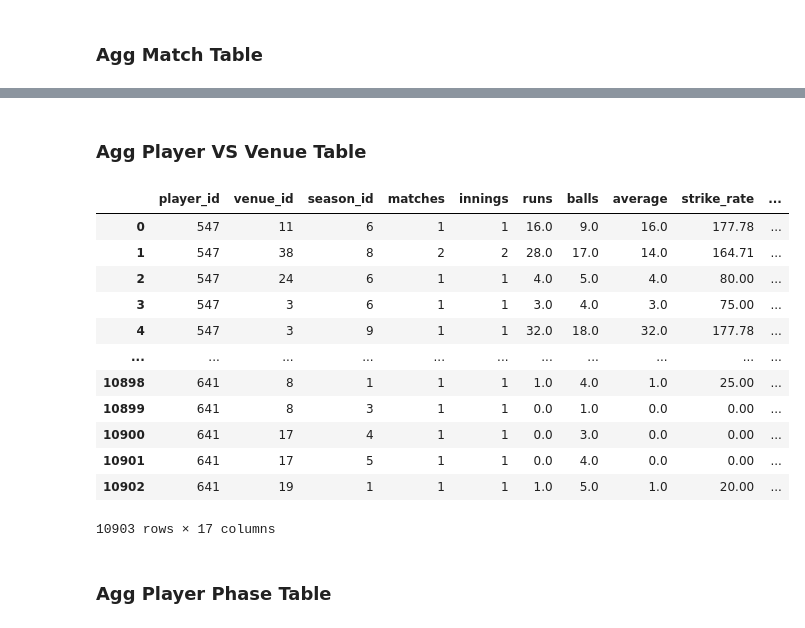
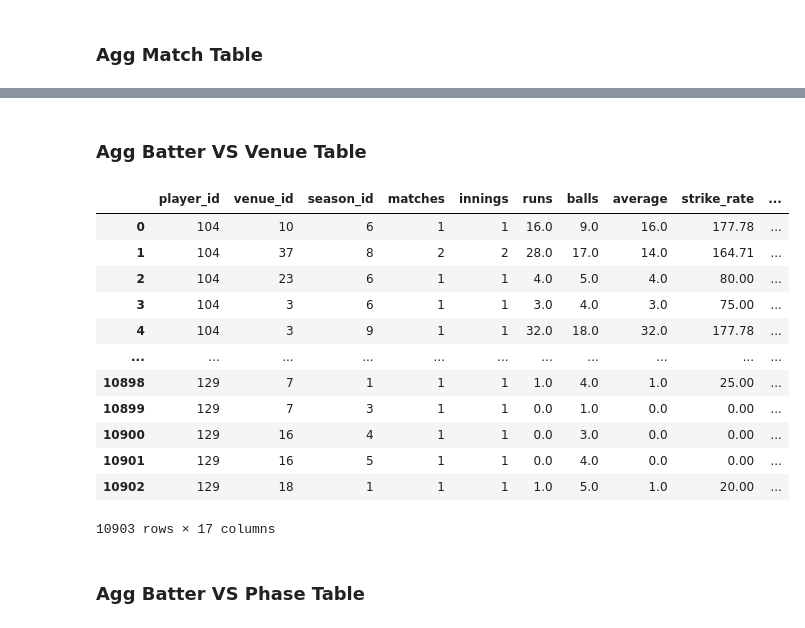
Before and after one commit to dsang18/IPL-Chatbot, a Jupyter notebook: Data-Analysis.ipynb, the cells around one changed output, grey strips where cells are left out. Drawn from its saved outputs; the diff is of its cells as text; code cells hidden in the pictures.

```diff
--- a/Data-Analysis.ipynb
+++ b/Data-Analysis.ipynb
@@ -402,10 +407,11 @@ print(all_venue_names)
 # %% [output]
 ['ARUN JAITLEY STADIUM', 'BARABATI STADIUM', 'BARSAPARA CRICKET STADIUM', 'BHARAT RATNA SHRI ATAL BIHARI VAJPAYEE EKANA CRICKET STADIUM', 'BRABOURNE STADIUM', 'BUFFALO PARK', 'DE BEERS DIAMOND OVAL',  ...
 # %%
-venue_dim_table = cleaned_ipl_data[[city_column, stadium_column]].drop_duplicates().sort_values(city_column).reset_index(drop=True)
+venue_dim_table = cleaned_ipl_data[[city_column, stadium_column]].drop_duplicates(subset=["venue"]).sort_values(city_column).reset_index(drop=True)
 venue_dim_table["venue_id"] = range(1, len(venue_dim_table) + 1)
 
 venue_dim_table = venue_dim_table[["venue_id", stadium_column, city_column]]
 print(f"Built venue Dimension table with size - {venue_dim_table.shape}")
+
 venue_dim_table
 # %% [output]
@@ -499,0 +506,3 @@ match_dim_table[match_dim_table['match_id'].isin(single_entries)]
+# %%
+match_dim_table = match_dim_table.drop_duplicates(subset=["match_id"], keep="last")
+match_dim_table
@@ -1418,5 +1470,5 @@ agg_player_vs_team.to_csv("database-tables/agg-player-vs-team.csv",index=False)
 # %% [markdown]
-### Agg Player VS Venue Table
+### Agg Batter VS Venue Table
 # %%
 player_id_col = []
 venue_id_col = []
@@ -1490,39 +1542,39 @@ for key,values in cleaned_ipl_data.groupby(["batter","venue", "season"]):
     dot_ball_pct_col.append(dot_balls_pct)
     boundary_pct_col.append(boundary_pct)
 # %%
-agg_player_vs_venue = pd.DataFrame()
+agg_batter_vs_venue = pd.DataFrame()
 
-agg_player_vs_venue["player_id"] = player_id_col
-agg_player_vs_venue["venue_id"] = venue_id_col
-agg_player_vs_venue["season_id"] = season_id_col
-agg_player_vs_venue["matches"] = matches_col
-agg_player_vs_venue["innings"] = innings_col
-agg_player_vs_venue["runs"] = runs_col
-agg_player_vs_venue["balls"] = balls_col
-agg_player_vs_venue["average"] = average_col
-agg_player_vs_venue["strike_rate"] = strike_rate_col
-agg_player_vs_venue["highest_score"] = highest_score_col
-agg_player_vs_venue["fours"] = fours_col
-agg_player_vs_venue["sixes"] = sixes_col
-agg_player_vs_venue["fifties"] = fifties_col
-agg_player_vs_venue["hundreds"] = hundreds_col
-agg_player_vs_venue["dismissals"] = dismissals_col
-agg_player_vs_venue["dot_ball_pct"] = dot_ball_pct_col
-agg_player_vs_venue["boundary_pct"] = boundary_pct_col
+agg_batter_vs_venue["player_id"] = player_id_col
+agg_batter_vs_venue["venue_id"] = venue_id_col
+agg_batter_vs_venue["season_id"] = season_id_col
+agg_batter_vs_venue["matches"] = matches_col
+agg_batter_vs_venue["innings"] = innings_col
+agg_batter_vs_venue["runs"] = runs_col
+agg_batter_vs_venue["balls"] = balls_col
+agg_batter_vs_venue["average"] = average_col
+agg_batter_vs_venue["strike_rate"] = strike_rate_col
+agg_batter_vs_venue["highest_score"] = highest_score_col
+agg_batter_vs_venue["fours"] = fours_col
+agg_batter_vs_venue["sixes"] = sixes_col
+agg_batter_vs_venue["fifties"] = fifties_col
+agg_batter_vs_venue["hundreds"] = hundreds_col
+agg_batter_vs_venue["dismissals"] = dismissals_col
+agg_batter_vs_venue["dot_ball_pct"] = dot_ball_pct_col
+agg_batter_vs_venue["boundary_pct"] = boundary_pct_col
 # %%
-agg_player_vs_venue
+agg_batter_vs_venue
 # %% [output]
 |  | player_id | venue_id | season_id | matches | innings | runs | balls | average | strike_rate | ... |
-| 0 | 547 | 11 | 6 | 1 | 1 | 16.0 | 9.0 | 16.0 | 177.78 | ... |
-| 1 | 547 | 38 | 8 | 2 | 2 | 28.0 | 17.0 | 14.0 | 164.71 | ... |
-| 2 | 547 | 24 | 6 | 1 | 1 | 4.0 | 5.0 | 4.0 | 80.00 | ... |
-| 3 | 547 | 3 | 6 | 1 | 1 | 3.0 | 4.0 | 3.0 | 75.00 | ... |
-| 4 | 547 | 3 | 9 | 1 | 1 | 32.0 | 18.0 | 32.0 | 177.78 | ... |
+| 0 | 104 | 10 | 6 | 1 | 1 | 16.0 | 9.0 | 16.0 | 177.78 | ... |
+| 1 | 104 | 37 | 8 | 2 | 2 | 28.0 | 17.0 | 14.0 | 164.71 | ... |
+| 2 | 104 | 23 | 6 | 1 | 1 | 4.0 | 5.0 | 4.0 | 80.00 | ... |
+| 3 | 104 | 3 | 6 | 1 | 1 | 3.0 | 4.0 | 3.0 | 75.00 | ... |
+| 4 | 104 | 3 | 9 | 1 | 1 | 32.0 | 18.0 | 32.0 | 177.78 | ... |
 | ... | ... | ... | ... | ... | ... | ... | ... | ... | ... | ... |
-| 10898 | 641 | 8 | 1 | 1 | 1 | 1.0 | 4.0 | 1.0 | 25.00 | ... |
-| 10899 | 641 | 8 | 3 | 1 | 1 | 0.0 | 1.0 | 0.0 | 0.00 | ... |
-| 10900 | 641 | 17 | 4 | 1 | 1 | 0.0 | 3.0 | 0.0 | 0.00 | ... |
-| 10901 | 641 | 17 | 5 | 1 | 1 | 0.0 | 4.0 | 0.0 | 0.00 | ... |
-| 10902 | 641 | 19 | 1 | 1 | 1 | 1.0 | 5.0 | 1.0 | 20.00 | ... |
+| 10898 | 129 | 7 | 1 | 1 | 1 | 1.0 | 4.0 | 1.0 | 25.00 | ... |
+| 10899 | 129 | 7 | 3 | 1 | 1 | 0.0 | 1.0 | 0.0 | 0.00 | ... |
+| 10900 | 129 | 16 | 4 | 1 | 1 | 0.0 | 3.0 | 0.0 | 0.00 | ... |
+| 10901 | 129 | 16 | 5 | 1 | 1 | 0.0 | 4.0 | 0.0 | 0.00 | ... |
+| 10902 | 129 | 18 | 1 | 1 | 1 | 1.0 | 5.0 | 1.0 | 20.00 | ... |
 10903 rows × 17 columns
 # %%
@@ -1530,5 +1582,5 @@ agg_player_vs_venue.to_csv("database-tables/agg-player-vs-venue.csv",index=False
 # %% [markdown]
-### Agg Player Phase Table
+### Agg Batter VS Phase Table
 # %%
 player_id_col = []
 season_id_col = []
```
Also changed, not shown: parts of 37 cells of this notebook, 24 other files.
